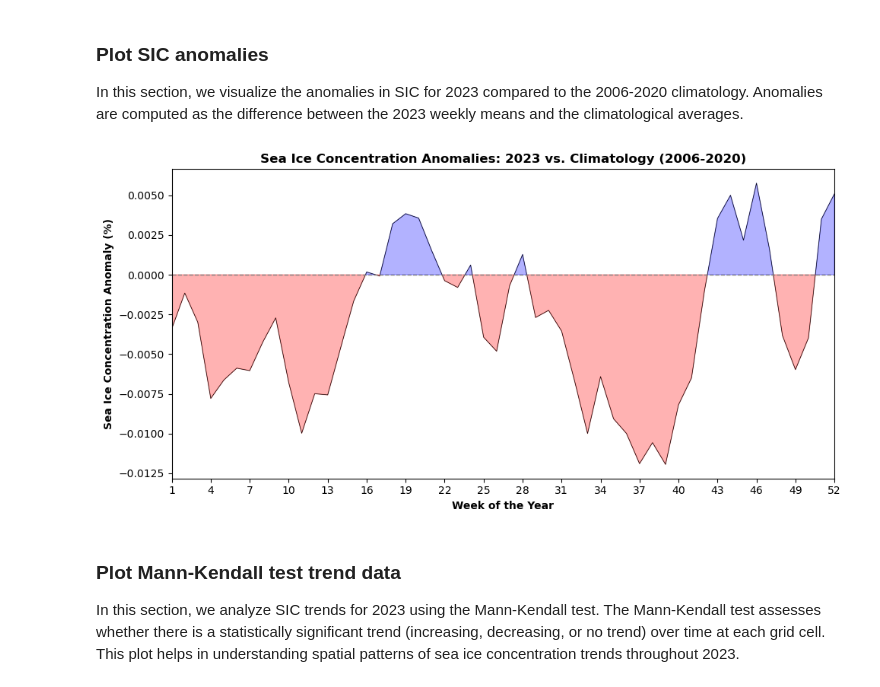
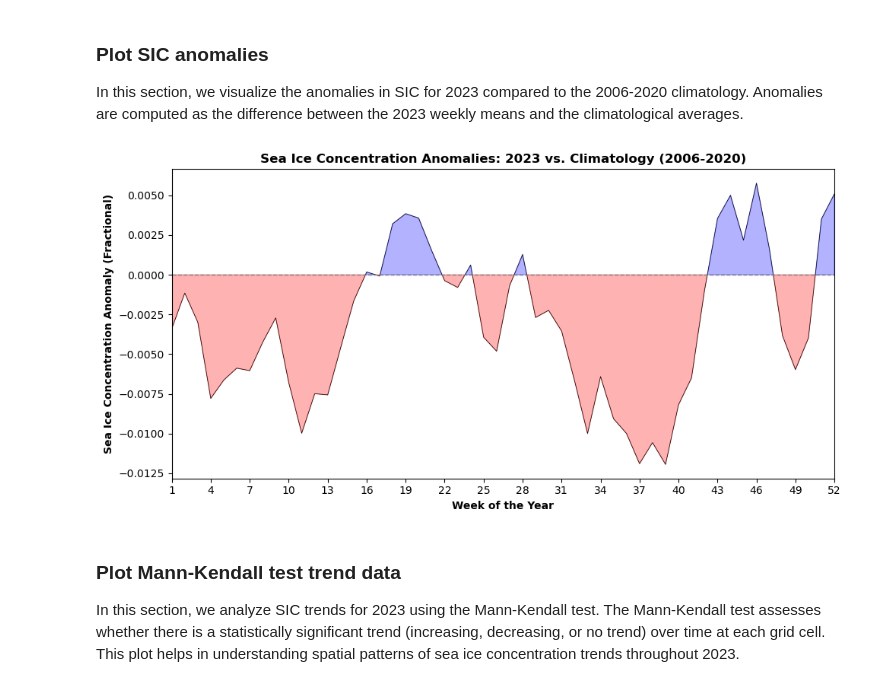
Before and after one commit to polarwatch/internship24, a Jupyter notebook: notebooks/milestone3/milestone3.ipynb, the cells around one changed output. Saved outputs shown, nothing was run; the diff lists cells and outputs as text; code cells hidden in the pictures.

```diff
--- a/notebooks/milestone3/milestone3.ipynb
+++ b/notebooks/milestone3/milestone3.ipynb
@@ -343,27 +356,27 @@ In this section, we visualize the anomalies in SIC for 2023 compared to the 2006
 # %%
 # Calculate anomalies (difference between 2023 weekly means and climatology)
 anom_mean = cur_mean - clim_mean
 
 plt.figure(figsize = (10, 5))
 # Plot the anomalies over time
 plt.plot(anom_mean.week, anom_mean, color='black', linewidth=0.5)
 # Fill the area under the curve
 plt.fill_between(anom_mean.week, 0, anom_mean, where=(anom_mean >= 0), interpolate=True, color='blue', alpha=0.3)
 plt.fill_between(anom_mean.week, 0, anom_mean, where=(anom_mean <= 0), interpolate=True, color='red', alpha=0.3)
 # Add a horizontal line at y = 0 for reference (zero anomaly)
 plt.axhline(y=0, color='gray', linestyle='--', linewidth=1)
 
 # Customize the plot
 plt.xlim([1, 52])
 plt.xticks(ticks=clim_mean.week[::3])
 
 plt.xlabel('Week of the Year', fontweight='bold')
-plt.ylabel('Sea Ice Concentration Anomaly (%)', fontweight='bold')
+plt.ylabel('Sea Ice Concentration Anomaly (Fractional)', fontweight='bold')
 plt.title('Sea Ice Concentration Anomalies: 2023 vs. Climatology (2006-2020)', fontweight='bold')
 
 plt.tight_layout()
 # %% [output]
-[figure, old version]
+[figure, new version]
 # %% [markdown]
 ### Plot Mann-Kendall test trend data
 
```
Also changed, not shown: parts of 14 cells of this notebook, 1 other file.
